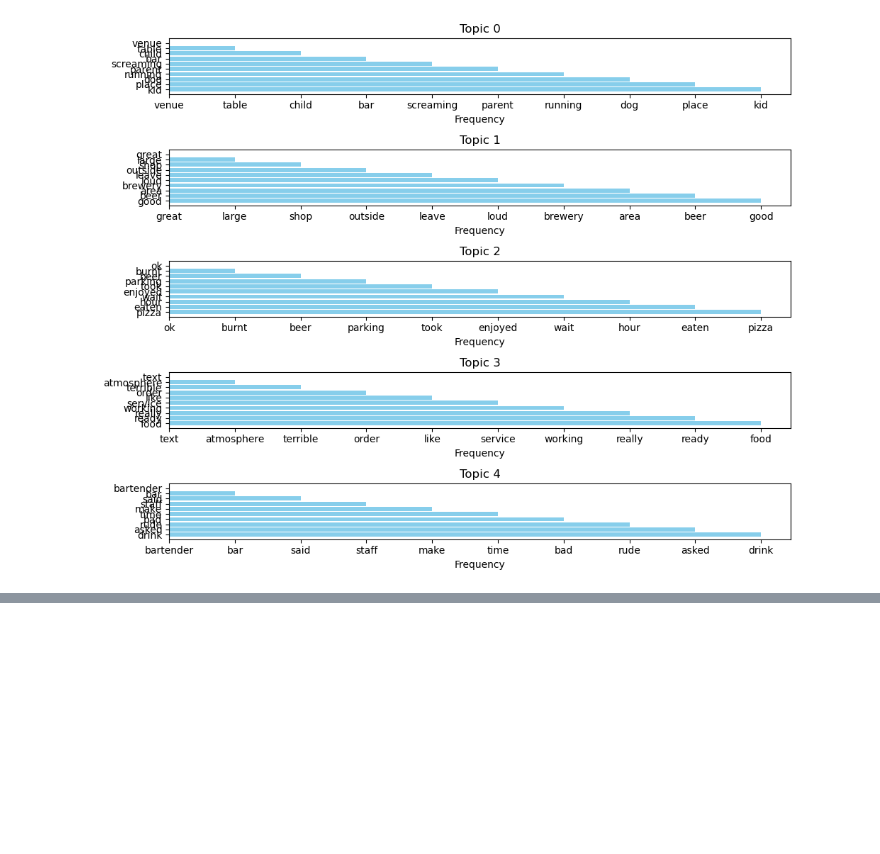
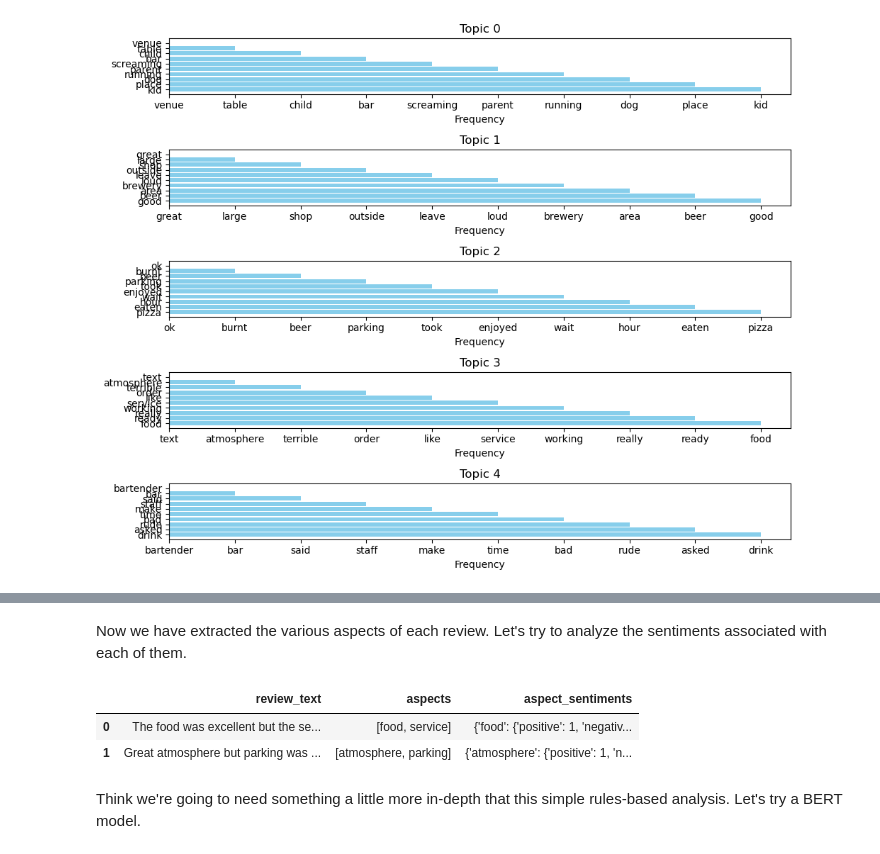
Before and after one commit to cyborgrob/MT_Reviews_SA, a Jupyter notebook: consolidate_reviews.ipynb, the cells around one changed output, grey strips where cells are left out. Drawn from its saved outputs; the diff is of its cells as text; code cells hidden in the pictures; blank space fills up the shorter version.

```diff
--- a/consolidate_reviews.ipynb
+++ b/consolidate_reviews.ipynb
@@ -523,0 +559,42 @@ plt.show()
+# %% [markdown]
+Now we have extracted the various aspects of each review. Let's try to analyze the sentiments associated with each of them.
+# %%
+# Sample DataFrame with review text and extracted aspects
+test_df = pd.DataFrame({'review_text': ["The food was excellent but the service was slow.",
+                                   "Great atmosphere but parking was a nightmare."],
+                   'aspects': [['food', 'service'], ['atmosphere', 'parking']]})
+
+
+# Function to perform sentiment analysis at aspect level
+def analyze_sentiment_aspects(review_text, aspects):
+    # Placeholder sentiment lexicons (replace with your actual lexicons)
+    aspect_sentiment_lexicons = {
+        'food': {'positive': ['excellent', 'tasty'], 'negative': ['slow', 'bland']},
+        'service': {'positive': ['excellent', 'friendly'], 'negative': ['slow', 'poor']},
+        'atmosphere': {'positive': ['great', 'pleasant'], 'negative': ['noisy', 'crowded']},
+        'parking': {'positive': ['convenient', 'ample'], 'negative': ['nightmare', 'limited']}
+    }
+
+    aspect_sentiments = {}
+    for aspect in aspects:
+        sentiment_scores = {'positive': 0, 'negative': 0, 'neutral': 0}
+        for word in review_text.split():
+            if word.lower() in aspect_sentiment_lexicons.get(aspect, {}).get('positive', []):
+                sentiment_scores['positive'] += 1
+            elif word.lower() in aspect_sentiment_lexicons.get(aspect, {}).get('negative', []):
+                sentiment_scores['negative'] += 1
+            else:
+                sentiment_scores['neutral'] += 1
+        aspect_sentiments[aspect] = sentiment_scores
+
+    return aspect_sentiments
+
+# Apply sentiment analysis function to each row in the DataFrame
+test_df['aspect_sentiments'] = test_df.apply(lambda row: analyze_sentiment_aspects(row['review_text'], row['aspects']), axis=1)
+test_df
+# %% [output]
+|  | review_text | aspects | aspect_sentiments |
+| 0 | The food was excellent but the se... | [food, service] | {'food': {'positive': 1, 'negativ... |
+| 1 | Great atmosphere but parking was ... | [atmosphere, parking] | {'atmosphere': {'positive': 1, 'n... |
+# %% [markdown]
+Think we're going to need something a little more in-depth that this simple rules-based analysis. Let's try a BERT model.
```
Also changed, not shown: parts of 6 cells of this notebook.
